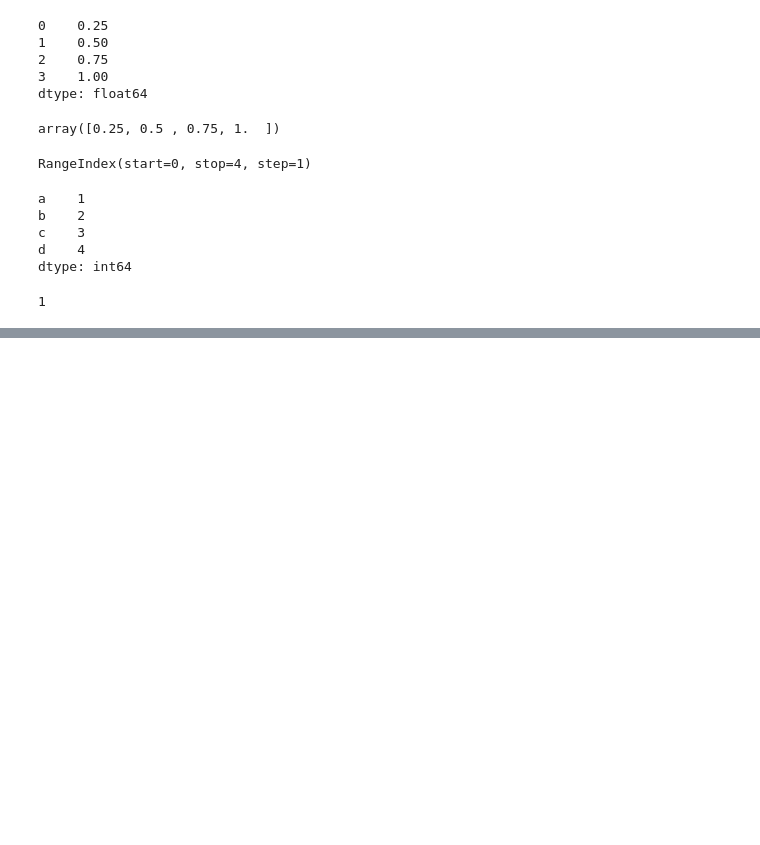
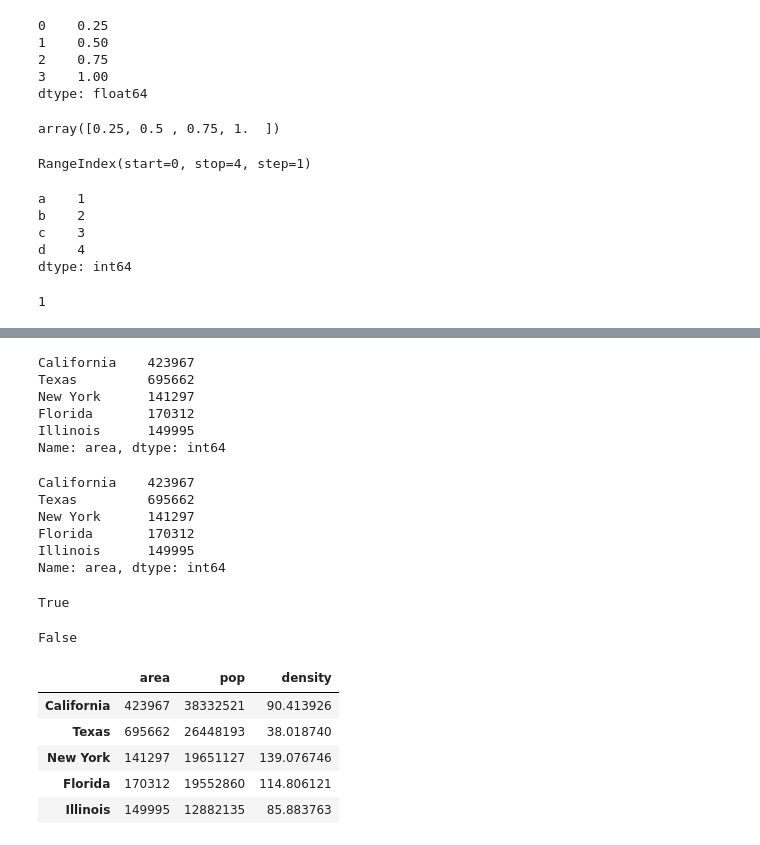
Before and after one commit to shredder47/Data-Science-Using-Python, a Jupyter notebook: DS_Pandas.ipynb, the cells around one changed output, grey strips where cells are left out. Saved outputs shown, nothing was run; the diff lists cells and outputs as text; code cells hidden in the pictures; blank space fills up the shorter version.

```diff
--- a/DS_Pandas.ipynb
+++ b/DS_Pandas.ipynb
@@ -46,0 +253,42 @@ data['a']
+# %%
+# The individual Series that make up the columns of the DataFrame can be accessed
+# via dictionary-style indexing of the column name
+
+data['area']
+# %% [output]
+California    423967
+Texas         695662
+New York      141297
+Florida       170312
+Illinois      149995
+Name: area, dtype: int64
+# %%
+data.area # doesnt work for column names contining space also attributes name conflicts
+# %% [output]
+California    423967
+Texas         695662
+New York      141297
+Florida       170312
+Illinois      149995
+Name: area, dtype: int64
+# %%
+data.area is data['area']
+# %% [output]
+True
+# %%
+# DataFrame has a pop() method
+data.pop is data['pop']
+# %% [output]
+False
+# %%
+# adding new column
+
+data['density'] = data['pop'] / data['area']
+data
+# %% [output]
+|  | area | pop | density |
+| California | 423967 | 38332521 | 90.413926 |
+| Texas | 695662 | 26448193 | 38.018740 |
+| New York | 141297 | 19651127 | 139.076746 |
+| Florida | 170312 | 19552860 | 114.806121 |
+| Illinois | 149995 | 12882135 | 85.883763 |
```
Also changed, not shown: parts of 40 cells of this notebook.
